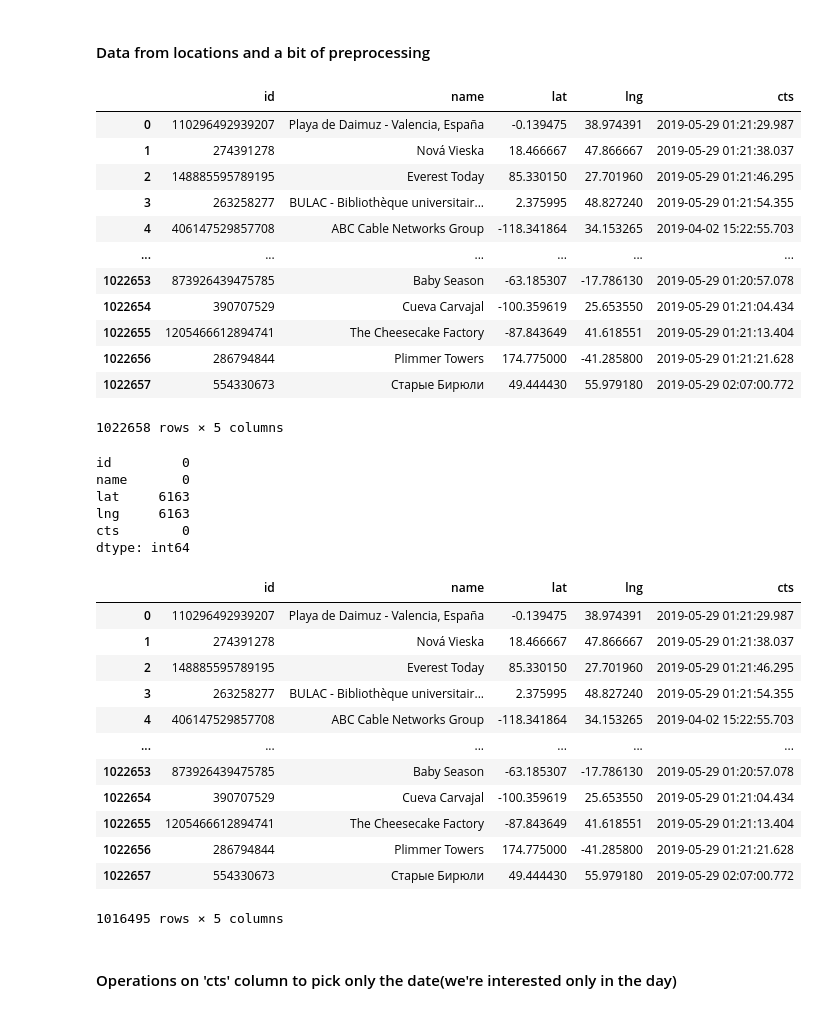
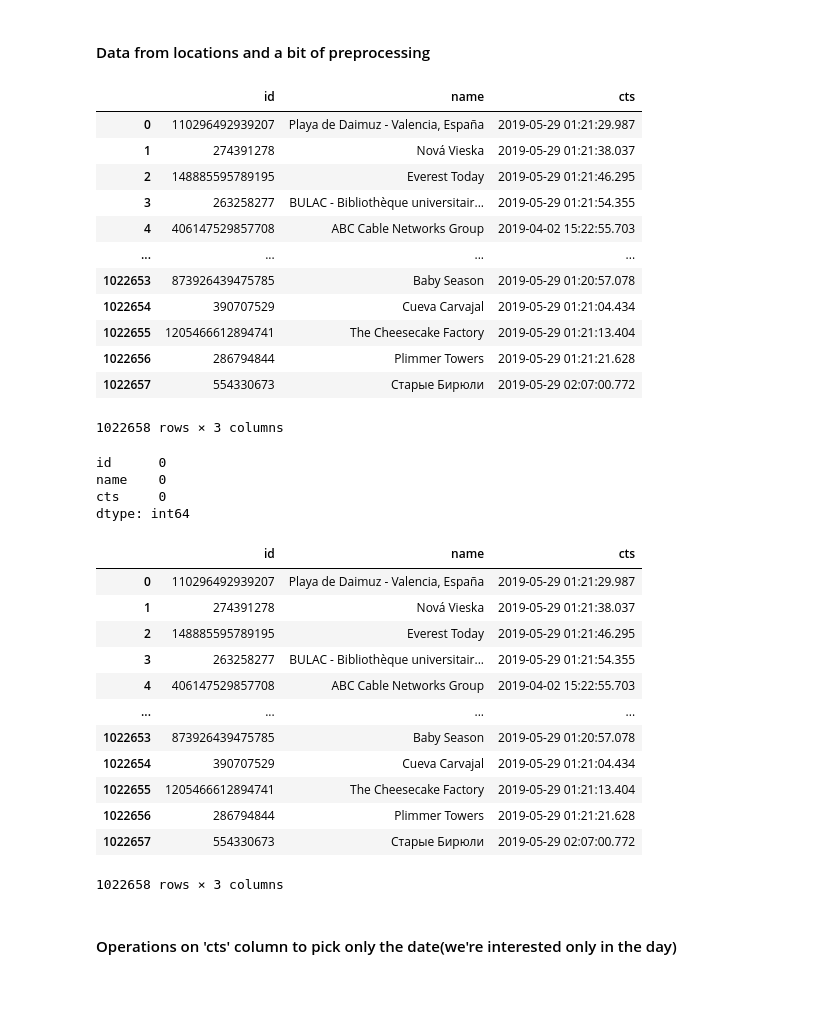
Before and after one commit to jonasbarth/adm-2022-hw-2, a Jupyter notebook: Bonus Question B.ipynb, the cells around one changed output. Cells and saved outputs as stored; diff of their text form; code cells hidden in the pictures.

```diff
--- a/Bonus Question B.ipynb
+++ b/Bonus Question B.ipynb
@@ -127,48 +127,46 @@ dtype: int64
 # %% [markdown]
 #### Data from locations and a bit of preprocessing
 # %%
-loc_data = dt.fread('instagram_locations.csv', sep='\t', columns={"id", "name", "cts", "lat", "lng"}).to_pandas()
+loc_data = dt.fread('instagram_locations.csv', sep='\t', columns={"id", "name", "cts"}).to_pandas()
 loc_data
 # %% [output]
-|  | id | name | lat | lng | cts |
-| 0 | 110296492939207 | Playa de Daimuz - Valencia, España | -0.139475 | 38.974391 | 2019-05-29 01:21:29.987 |
-| 1 | 274391278 | Nová Vieska | 18.466667 | 47.866667 | 2019-05-29 01:21:38.037 |
-| 2 | 148885595789195 | Everest Today | 85.330150 | 27.701960 | 2019-05-29 01:21:46.295 |
-| 3 | 263258277 | BULAC - Bibliothèque universitair... | 2.375995 | 48.827240 | 2019-05-29 01:21:54.355 |
-| 4 | 406147529857708 | ABC Cable Networks Group | -118.341864 | 34.153265 | 2019-04-02 15:22:55.703 |
-| ... | ... | ... | ... | ... | ... |
-| 1022653 | 873926439475785 | Baby Season | -63.185307 | -17.786130 | 2019-05-29 01:20:57.078 |
-| 1022654 | 390707529 | Cueva Carvajal | -100.359619 | 25.653550 | 2019-05-29 01:21:04.434 |
-| 1022655 | 1205466612894741 | The Cheesecake Factory | -87.843649 | 41.618551 | 2019-05-29 01:21:13.404 |
-| 1022656 | 286794844 | Plimmer Towers | 174.775000 | -41.285800 | 2019-05-29 01:21:21.628 |
-| 1022657 | 554330673 | Старые Бирюли | 49.444430 | 55.979180 | 2019-05-29 02:07:00.772 |
+|  | id | name | cts |
+| 0 | 110296492939207 | Playa de Daimuz - Valencia, España | 2019-05-29 01:21:29.987 |
+| 1 | 274391278 | Nová Vieska | 2019-05-29 01:21:38.037 |
+| 2 | 148885595789195 | Everest Today | 2019-05-29 01:21:46.295 |
+| 3 | 263258277 | BULAC - Bibliothèque universitair... | 2019-05-29 01:21:54.355 |
+| 4 | 406147529857708 | ABC Cable Networks Group | 2019-04-02 15:22:55.703 |
+| ... | ... | ... | ... |
+| 1022653 | 873926439475785 | Baby Season | 2019-05-29 01:20:57.078 |
+| 1022654 | 390707529 | Cueva Carvajal | 2019-05-29 01:21:04.434 |
+| 1022655 | 1205466612894741 | The Cheesecake Factory | 2019-05-29 01:21:13.404 |
+| 1022656 | 286794844 | Plimmer Towers | 2019-05-29 01:21:21.628 |
+| 1022657 | 554330673 | Старые Бирюли | 2019-05-29 02:07:00.772 |
-1022658 rows × 5 columns
+1022658 rows × 3 columns
 # %%
 loc_data.isna().sum()
 # %% [output]
-id         0
-name       0
-lat     6163
-lng     6163
-cts        0
+id      0
+name    0
+cts     0
 dtype: int64
 # %%
 loc_data = loc_data.dropna()
 loc_data
 # %% [output]
-|  | id | name | lat | lng | cts |
-| 0 | 110296492939207 | Playa de Daimuz - Valencia, España | -0.139475 | 38.974391 | 2019-05-29 01:21:29.987 |
-| 1 | 274391278 | Nová Vieska | 18.466667 | 47.866667 | 2019-05-29 01:21:38.037 |
-| 2 | 148885595789195 | Everest Today | 85.330150 | 27.701960 | 2019-05-29 01:21:46.295 |
-| 3 | 263258277 | BULAC - Bibliothèque universitair... | 2.375995 | 48.827240 | 2019-05-29 01:21:54.355 |
-| 4 | 406147529857708 | ABC Cable Networks Group | -118.341864 | 34.153265 | 2019-04-02 15:22:55.703 |
-| ... | ... | ... | ... | ... | ... |
-| 1022653 | 873926439475785 | Baby Season | -63.185307 | -17.786130 | 2019-05-29 01:20:57.078 |
-| 1022654 | 390707529 | Cueva Carvajal | -100.359619 | 25.653550 | 2019-05-29 01:21:04.434 |
-| 1022655 | 1205466612894741 | The Cheesecake Factory | -87.843649 | 41.618551 | 2019-05-29 01:21:13.404 |
-| 1022656 | 286794844 | Plimmer Towers | 174.775000 | -41.285800 | 2019-05-29 01:21:21.628 |
-| 1022657 | 554330673 | Старые Бирюли | 49.444430 | 55.979180 | 2019-05-29 02:07:00.772 |
+|  | id | name | cts |
+| 0 | 110296492939207 | Playa de Daimuz - Valencia, España | 2019-05-29 01:21:29.987 |
+| 1 | 274391278 | Nová Vieska | 2019-05-29 01:21:38.037 |
+| 2 | 148885595789195 | Everest Today | 2019-05-29 01:21:46.295 |
+| 3 | 263258277 | BULAC - Bibliothèque universitair... | 2019-05-29 01:21:54.355 |
+| 4 | 406147529857708 | ABC Cable Networks Group | 2019-04-02 15:22:55.703 |
+| ... | ... | ... | ... |
+| 1022653 | 873926439475785 | Baby Season | 2019-05-29 01:20:57.078 |
+| 1022654 | 390707529 | Cueva Carvajal | 2019-05-29 01:21:04.434 |
+| 1022655 | 1205466612894741 | The Cheesecake Factory | 2019-05-29 01:21:13.404 |
+| 1022656 | 286794844 | Plimmer Towers | 2019-05-29 01:21:21.628 |
+| 1022657 | 554330673 | Старые Бирюли | 2019-05-29 02:07:00.772 |
-1016495 rows × 5 columns
+1022658 rows × 3 columns
 # %% [markdown]
 #### Operations on 'cts' column to pick only the date(we're interested only in the day)
 # %%
```
Also changed, not shown: parts of 7 cells of this notebook.
